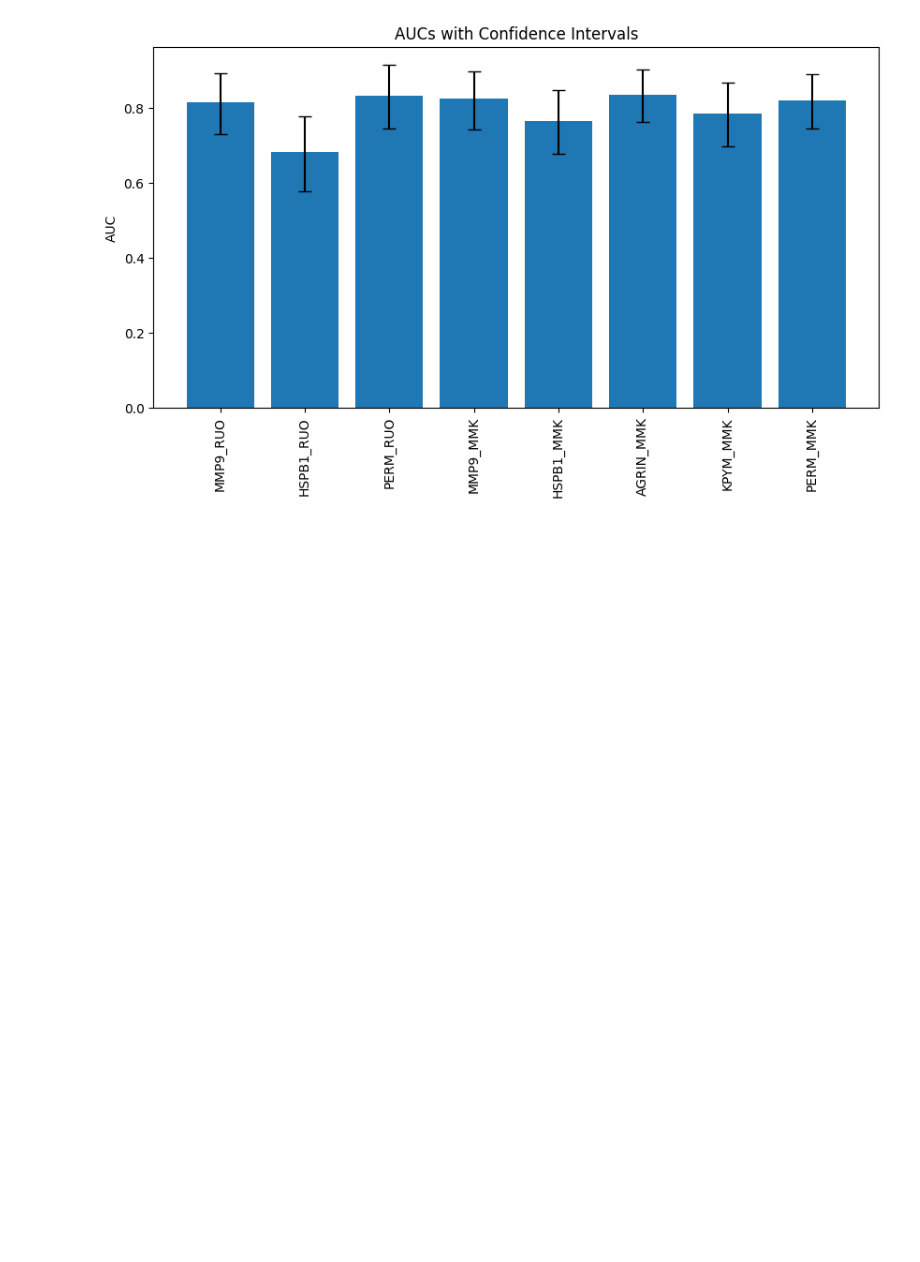
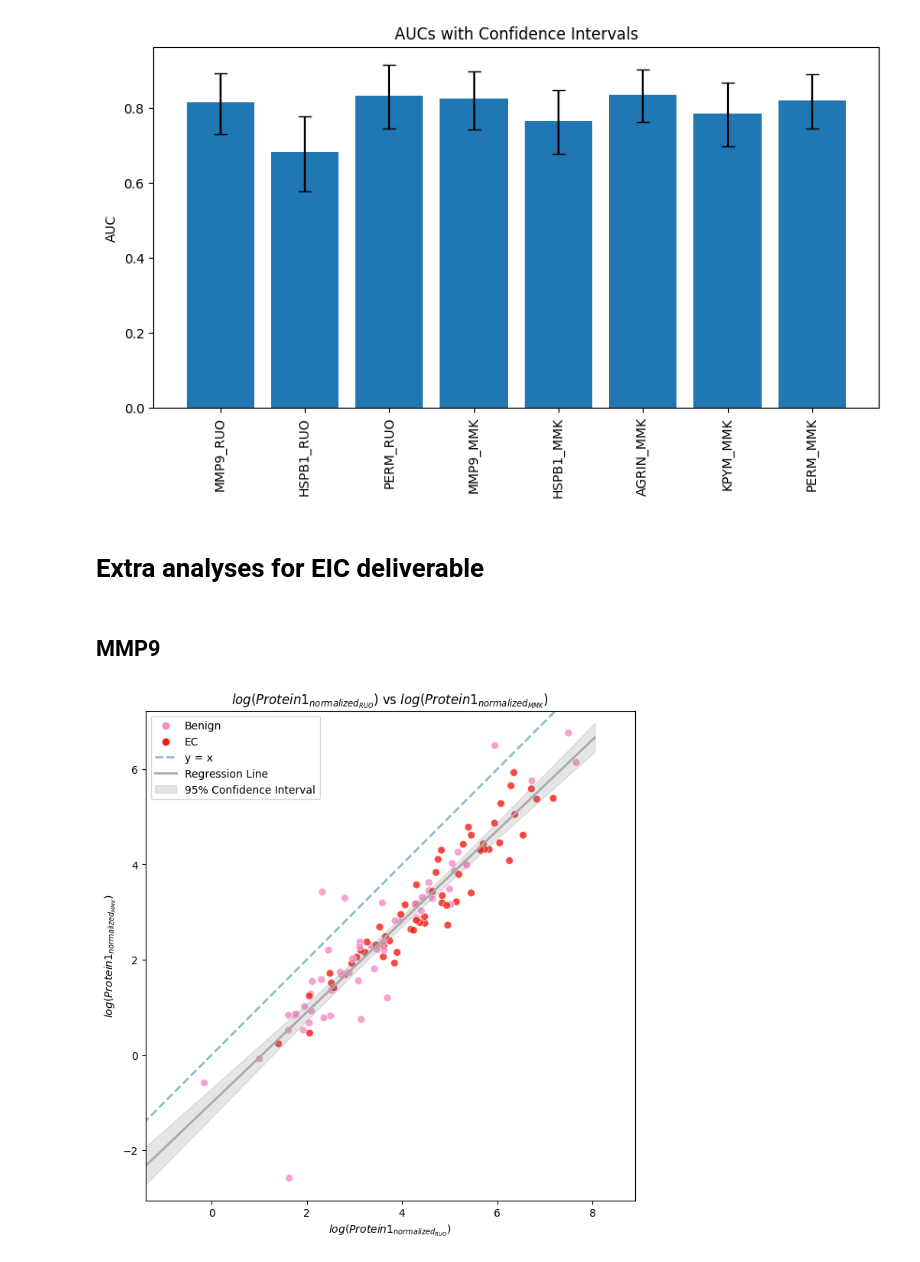
Before and after one commit to MiMARK-es/cohort-analysis, a Jupyter notebook: notebooks/60x60_aucs_analysis.ipynb, the cells around one changed output. Saved outputs shown, nothing was run; the diff lists cells and outputs as text; code cells hidden in the pictures; blank space fills up the shorter version.

Commit message:
Analysis of anonymed biomarkers for EIC added to 60x60 analysis

```diff
--- a/notebooks/60x60_aucs_analysis.ipynb
+++ b/notebooks/60x60_aucs_analysis.ipynb
@@ -375,3 +375,32 @@ plt.title('AUCs with Confidence Intervals')
 plt.show()
 # %% [output]
 [figure]
+# %% [markdown]
+# Extra analyses for EIC deliverable
+# %%
+df_120['MMP9_RUO_log'] = np.log(df_120['MMP9_RUO'])
+df_120['MMP9_MMK_log'] = np.log(df_120['MMP9_MMK'])
+df_120['MMP9_RUO_log_norm'] = np.log(df_120['MMP9_RUO'].div(df_120['Total_protein_BCA'], axis=0))
+df_120['MMP9_MMK_log_norm'] = np.log(df_120['MMP9_MMK'].div(df_120['Total_protein_BCA'], axis=0))
+
+df_120['PERM_RUO_log'] = np.log(df_120['PERM_RUO'])
+df_120['PERM_MMK_log'] = np.log(df_120['PERM_MMK'])
+df_120['PERM_RUO_log_norm'] = np.log(df_120['PERM_RUO'].div(df_120['Total_protein_BCA'], axis=0))
+df_120['PERM_MMK_log_norm'] = np.log(df_120['PERM_MMK'].div(df_120['Total_protein_BCA'], axis=0))
+
+df_120['HSPB1_RUO_log'] = np.log(df_120['HSPB1_RUO'])
+df_120['HSPB1_MMK_log'] = np.log(df_120['HSPB1_MMK'])
+df_120['HSPB1_RUO_log_norm'] = np.log(df_120['HSPB1_RUO'].div(df_120['Total_protein_BCA'], axis=0))
+df_120['HSPB1_MMK_log_norm'] = np.log(df_120['HSPB1_MMK'].div(df_120['Total_protein_BCA'], axis=0))
+# %% [markdown]
+## MMP9
+# %%
+# MMP9 = Protein 1 - NORMALIZED
+utils.plot_biomarkers_scatterplot(df_120.dropna(subset=['MMP9_RUO_log_norm', 'MMP9_MMK_log_norm']),
+                                 'MMP9_RUO_log_norm',
+                                 'MMP9_MMK_log_norm',
+                                 target_col='Pathology',
+                                 label_x='$log(Protein1_{normalized_{RUO}})$',
+                                 label_y='$log(Protein1_{normalized_{MMK}})$')
+# %% [output]
+[figure, added]
```
Also changed, not shown: parts of 7 cells of this notebook.
